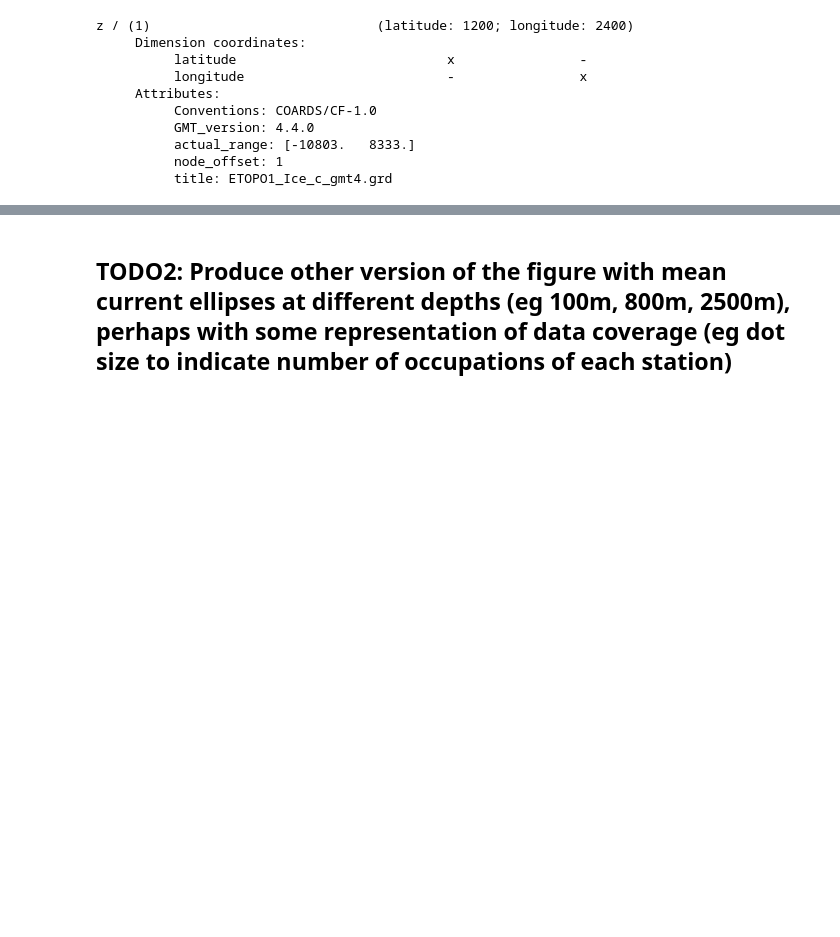
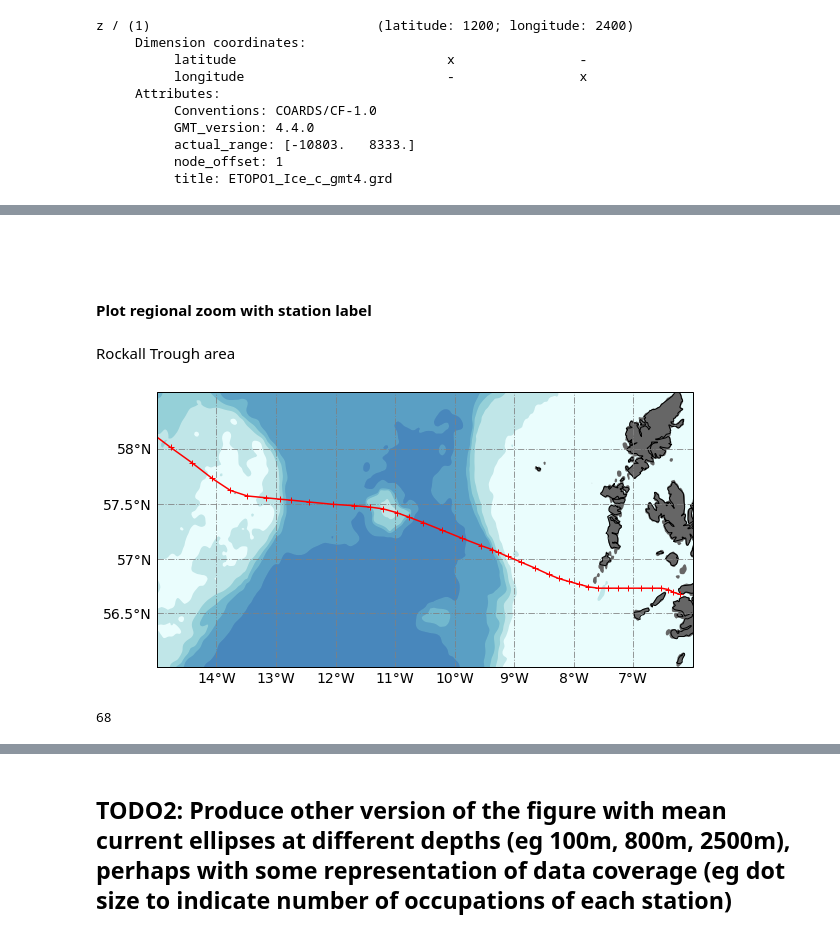
Before and after one commit to lhoupert/analysis_eel_data, a Jupyter notebook: notebooks/01_Plot_map_EEL_data.ipynb, the cells around one changed output, grey strips where cells are left out. Drawn from its saved outputs; the diff is of its cells as text; code cells hidden in the pictures; blank space fills up the shorter version.

```diff
--- a/notebooks/01_Plot_map_EEL_data.ipynb
+++ b/notebooks/01_Plot_map_EEL_data.ipynb
@@ -142,0 +187,31 @@ gl.yformatter = LATITUDE_FORMATTER
+# %% [markdown]
+<br><br>
+#### Plot regional zoom with station label
+# %% [markdown]
+Rockall Trough area
+# %%
+# Plot another version of the map without gridlines
+(fig,ax)=plot_bathy_ENA(gridlines=False)
+ax.plot(sdfloc['RefLonGV'], sdfloc['RefLatGV'],
+         color='red', linestyle='-', marker='+', transform=ccrs.PlateCarree())
+
+#  Zoom on eastern part of the EEL
+ax.set_extent([-15, -6, 56, 58.5], crs=ccrs.PlateCarree())
+
+# delete colorbar
+fig.delaxes(fig.axes[1])
+
+# Plot Gridlines for the zoomed map
+gl = ax.gridlines(crs=ccrs.PlateCarree(), ylocs=np.arange(52,68,0.5),
+                      draw_labels=True, linewidth=1, color='gray', alpha=0.8, linestyle='-.')
+gl.xlabels_top = False
+gl.ylabels_right = False
+gl.xformatter = LONGITUDE_FORMATTER
+gl.yformatter = LATITUDE_FORMATTER
+# %% [output]
+[figure, added]
+# %%
+(mm,nn)=sdfloc.shape
+print(mm)
+# %% [output]
+68
```
Also changed, not shown: parts of 21 cells of this notebook.
